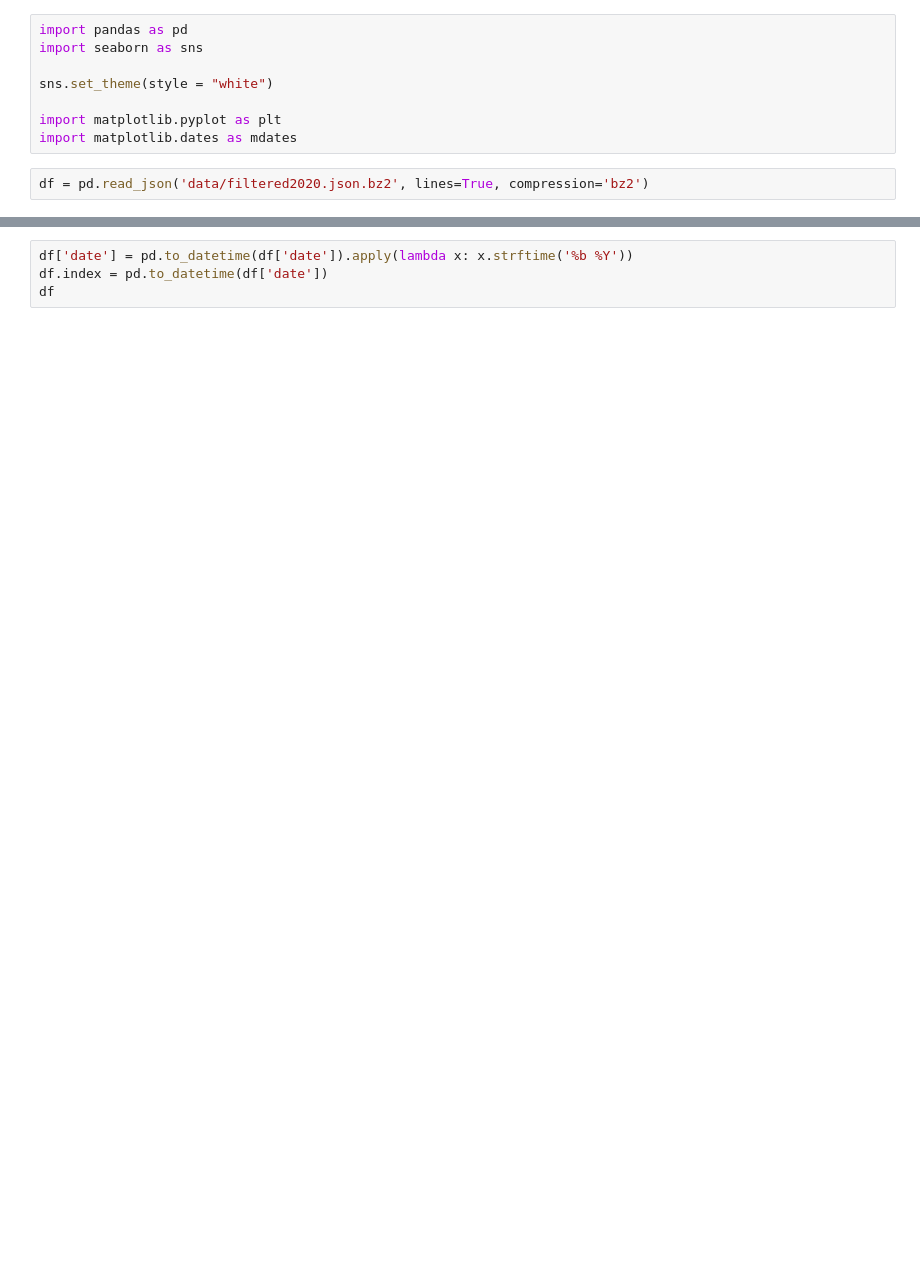
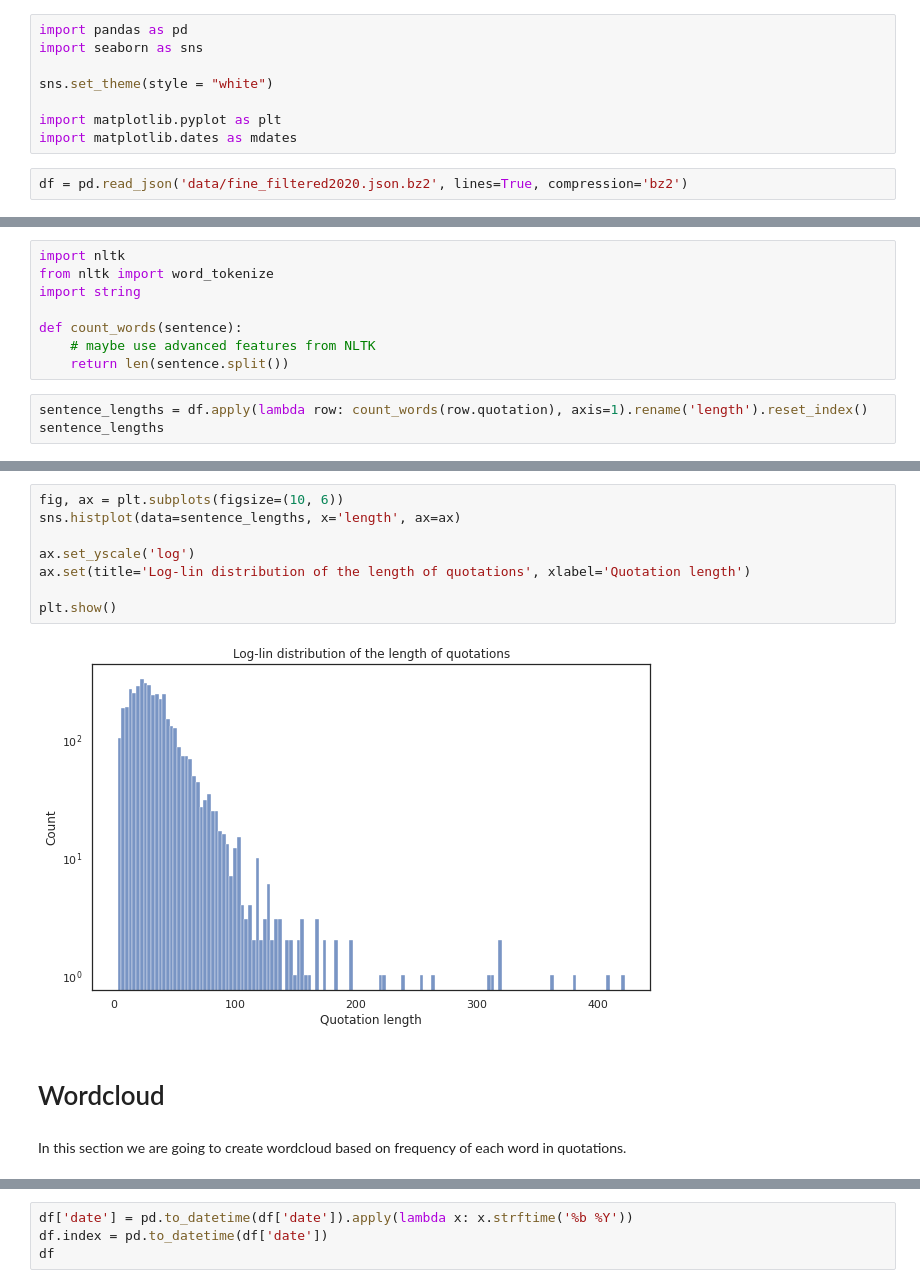
Before and after one commit to epfl-ada/ada-2021-project-nameerror, a Jupyter notebook: Milos_playbook.ipynb, the cells around one changed output, grey strips where cells are left out. Drawn from its saved outputs; the diff is of its cells as text; blank space fills up the shorter version.

Commit message:
Sentence length and word frequency statistics added

```diff
--- a/Milos_playbook.ipynb
+++ b/Milos_playbook.ipynb
@@ -7,4 +7,4 @@ sns.set_theme(style = "white")
 import matplotlib.pyplot as plt
 import matplotlib.dates as mdates
 # %%
-df = pd.read_json('data/filtered2020.json.bz2', lines=True, compression='bz2')
+df = pd.read_json('data/fine_filtered2020.json.bz2', lines=True, compression='bz2')
@@ -10,0 +15,11 @@ df = pd.read_json('data/filtered2020.json.bz2', lines=True, compression='bz2')
+# %%
+import nltk
+from nltk import word_tokenize
+import string
+
+def count_words(sentence):
+    # maybe use advanced features from NLTK
+    return len(sentence.split())
+# %%
+sentence_lengths = df.apply(lambda row: count_words(row.quotation), axis=1).rename('length').reset_index()
+sentence_lengths
@@ -10,0 +40,14 @@ df = pd.read_json('data/filtered2020.json.bz2', lines=True, compression='bz2')
+# %%
+fig, ax = plt.subplots(figsize=(10, 6))
+sns.histplot(data=sentence_lengths, x='length', ax=ax)
+
+ax.set_yscale('log')
+ax.set(title='Log-lin distribution of the length of quotations', xlabel='Quotation length')
+
+plt.show()
+# %% [output]
+[figure, added]
+# %% [markdown]
+# Wordcloud
+# %% [markdown]
+In this section we are going to create wordcloud based on frequency of each word in quotations.
```
Also changed, not shown: parts of 31 cells of this notebook, 1 other file.
